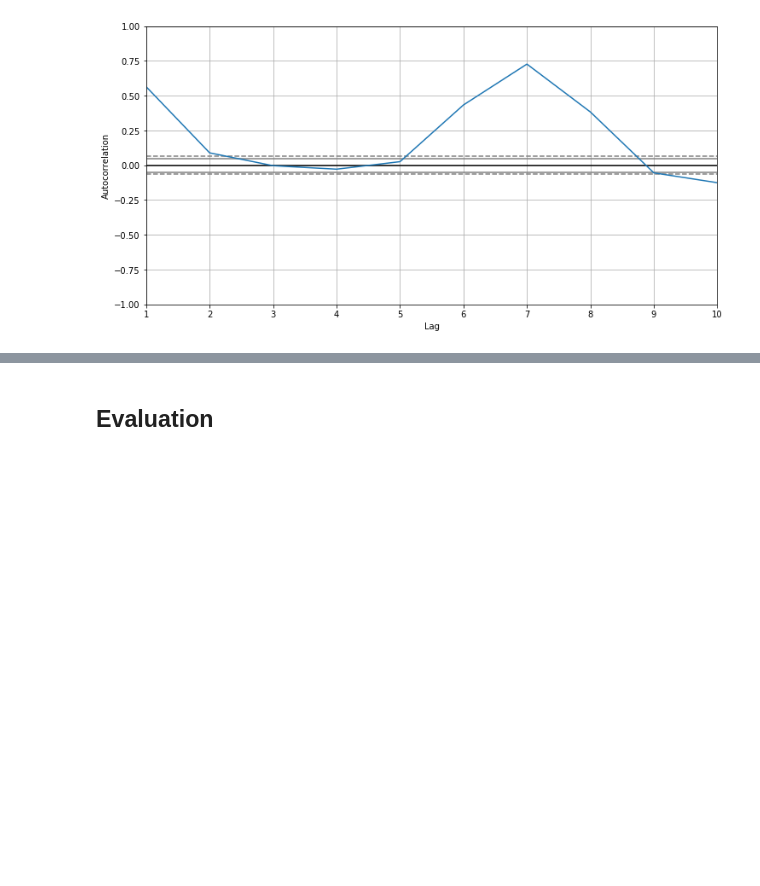
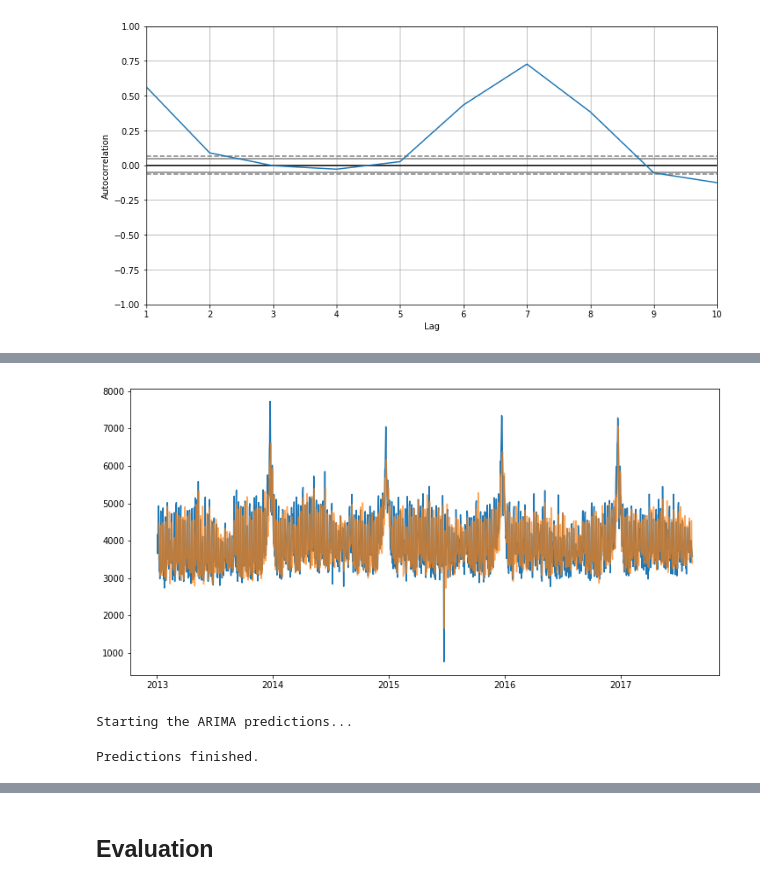
Before and after one commit to mayankaggarwal/SharedData, a Jupyter notebook: CompetitionsScripts/CorporationGrocerySalesPrediction.ipynb, the cells around one changed output, grey strips where cells are left out. Saved outputs shown, nothing was run; the diff lists cells and outputs as text; code cells hidden in the pictures; blank space fills up the shorter version.

```diff
--- a/CompetitionsScripts/CorporationGrocerySalesPrediction.ipynb
+++ b/CompetitionsScripts/CorporationGrocerySalesPrediction.ipynb
@@ -499,0 +499,31 @@ result
+# %%
+plt.figure(figsize=(12,6))
+plt.subplot
+plt.plot(ts);
+plt.plot(model_fit.fittedvalues,alpha=.7);
+# %% [output]
+[figure, added]
+# %%
+forecast_len=30
+size = int(len(ts)-forecast_len)
+train, test = ts[0:size], ts[size:len(ts)]
+history = [x for x in train]
+predictions = list()
+
+print('Starting the ARIMA predictions...')
+print('\n')
+for t in range(len(test)):
+    model = ARIMA(history, order = pdq, freq='W');
+    model_fit = model.fit(disp=0);
+    output = model_fit.forecast()
+    yhat = output[0]
+    predictions.append(float(yhat))
+    obs = test[t]
+    history.append(obs)
+print('Predictions finished.\n')
+
+
+predictions_series = pd.Series(predictions, index = test.index)
+# %% [output]
+Starting the ARIMA predictions...
+Predictions finished.
```
Also changed, not shown: parts of 14 cells of this notebook, 3 other files.
